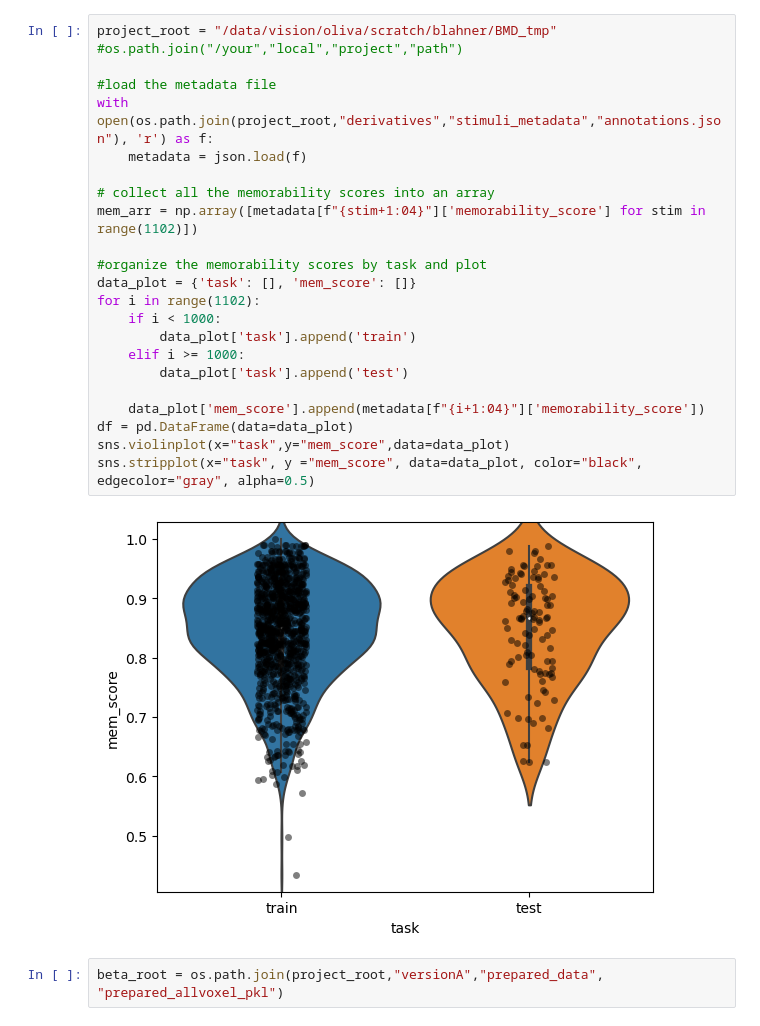
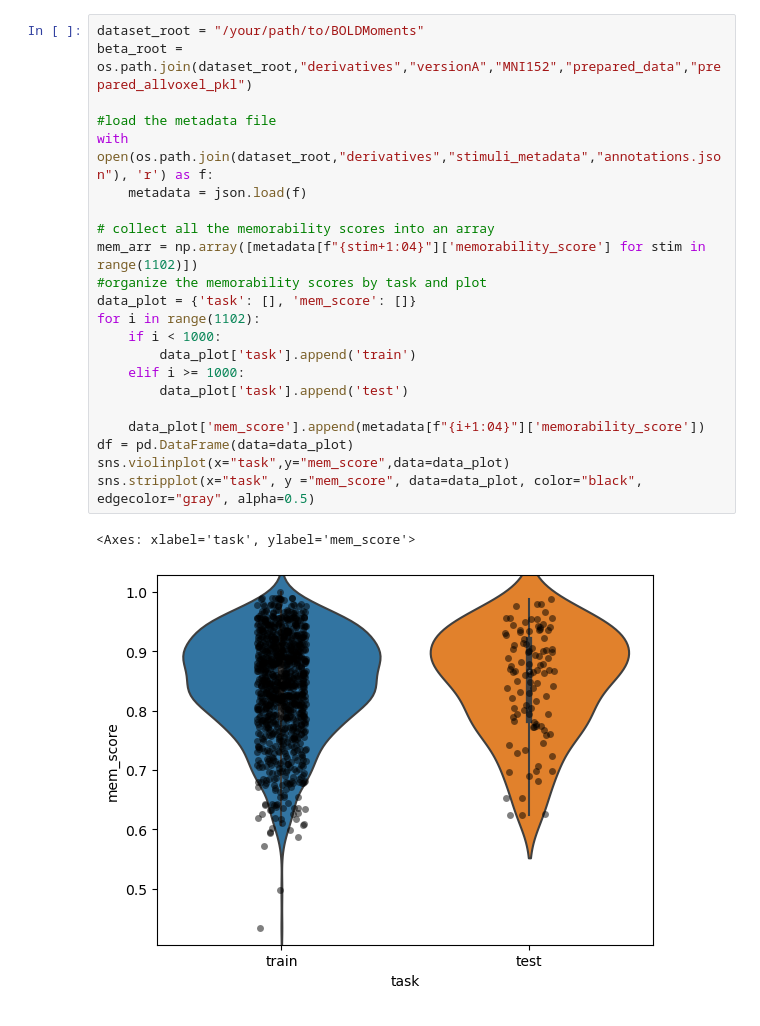
Before and after one commit to blahner/BOLDMomentsDataset, a Jupyter notebook: examples/memorability_versionA.ipynb, the cells around one changed output. Saved outputs shown, nothing was run; the diff lists cells and outputs as text.

```diff
--- a/examples/memorability_versionA.ipynb
+++ b/examples/memorability_versionA.ipynb
@@ -10,28 +14,27 @@ import pickle
 from scipy import stats
 # %%
-project_root = "/data/vision/oliva/scratch/blahner/BMD_tmp" #os.path.join("/your","local","project","path")
+dataset_root = "/your/path/to/BOLDMoments"
+beta_root = os.path.join(dataset_root,"derivatives","versionA","MNI152","prepared_data","prepared_allvoxel_pkl")
 
 #load the metadata file
-with open(os.path.join(project_root,"derivatives","stimuli_metadata","annotations.json"), 'r') as f:
+with open(os.path.join(dataset_root,"derivatives","stimuli_metadata","annotations.json"), 'r') as f:
     metadata = json.load(f)
 
 # collect all the memorability scores into an array
 mem_arr = np.array([metadata[f"{stim+1:04}"]['memorability_score'] for stim in range(1102)])
-
 #organize the memorability scores by task and plot
 data_plot = {'task': [], 'mem_score': []}
 for i in range(1102):
     if i < 1000:
         data_plot['task'].append('train')
     elif i >= 1000:
         data_plot['task'].append('test')
 
     data_plot['mem_score'].append(metadata[f"{i+1:04}"]['memorability_score'])
 df = pd.DataFrame(data=data_plot)
 sns.violinplot(x="task",y="mem_score",data=data_plot)
 sns.stripplot(x="task", y ="mem_score", data=data_plot, color="black", edgecolor="gray", alpha=0.5)
 # %% [output]
+<Axes: xlabel='task', ylabel='mem_score'>
-[figure, old version]
+[figure, new version]
-# %%
-beta_root = os.path.join(project_root,"versionA","prepared_data", "prepared_allvoxel_pkl")
 # %%
```
Also changed, not shown: parts of 6 cells of this notebook.
